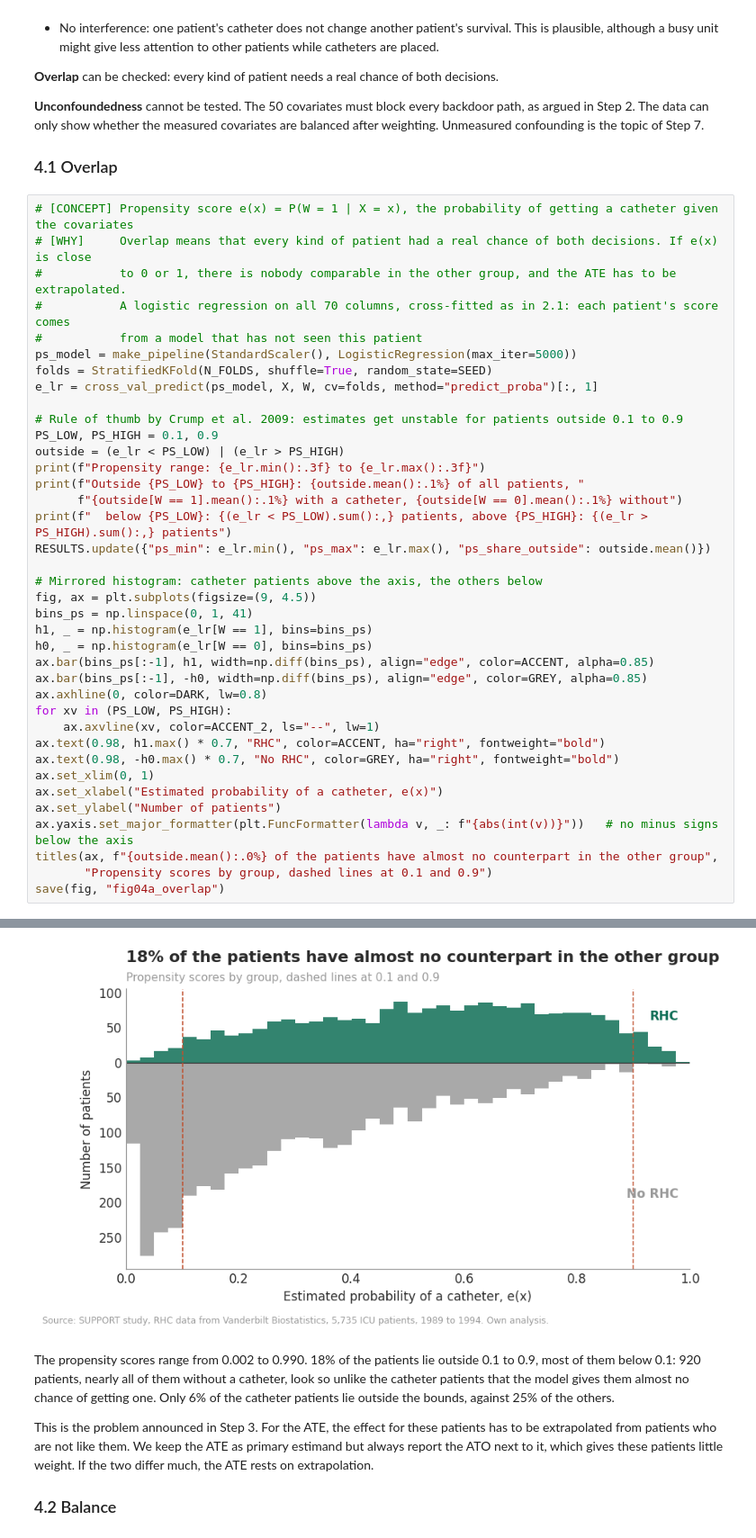
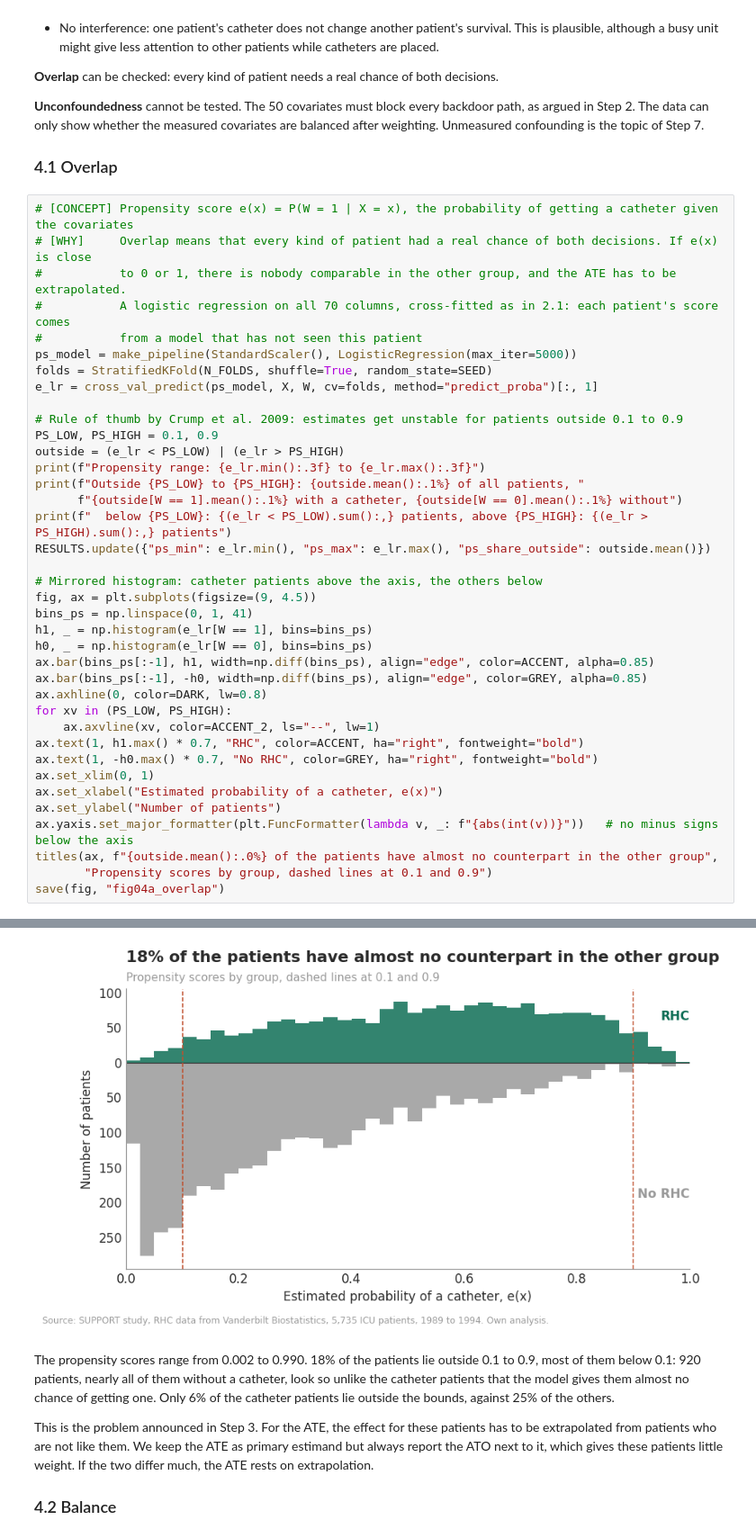
Before and after one commit to JananthanU/causal-inference-heart-catheter-mortality, a Jupyter notebook: notebooks/rhc_causal_ml_pipeline.ipynb, the cells around one changed output, grey strips where cells are left out. Shown at 90% size. Saved outputs shown, nothing was run; the diff lists cells and outputs as text.

```diff
--- a/notebooks/rhc_causal_ml_pipeline.ipynb
+++ b/notebooks/rhc_causal_ml_pipeline.ipynb
@@ -847,36 +847,36 @@ e_lr = cross_val_predict(ps_model, X, W, cv=folds, method="predict_proba")[:, 1]
 # Rule of thumb by Crump et al. 2009: estimates get unstable for patients outside 0.1 to 0.9
 PS_LOW, PS_HIGH = 0.1, 0.9
 outside = (e_lr < PS_LOW) | (e_lr > PS_HIGH)
 print(f"Propensity range: {e_lr.min():.3f} to {e_lr.max():.3f}")
 print(f"Outside {PS_LOW} to {PS_HIGH}: {outside.mean():.1%} of all patients, "
       f"{outside[W == 1].mean():.1%} with a catheter, {outside[W == 0].mean():.1%} without")
 print(f"  below {PS_LOW}: {(e_lr < PS_LOW).sum():,} patients, above {PS_HIGH}: {(e_lr > PS_HIGH).sum():,} patients")
 RESULTS.update({"ps_min": e_lr.min(), "ps_max": e_lr.max(), "ps_share_outside": outside.mean()})
 
 # Mirrored histogram: catheter patients above the axis, the others below
 fig, ax = plt.subplots(figsize=(9, 4.5))
 bins_ps = np.linspace(0, 1, 41)
 h1, _ = np.histogram(e_lr[W == 1], bins=bins_ps)
 h0, _ = np.histogram(e_lr[W == 0], bins=bins_ps)
 ax.bar(bins_ps[:-1], h1, width=np.diff(bins_ps), align="edge", color=ACCENT, alpha=0.85)
 ax.bar(bins_ps[:-1], -h0, width=np.diff(bins_ps), align="edge", color=GREY, alpha=0.85)
 ax.axhline(0, color=DARK, lw=0.8)
 for xv in (PS_LOW, PS_HIGH):
     ax.axvline(xv, color=ACCENT_2, ls="--", lw=1)
-ax.text(0.98, h1.max() * 0.7, "RHC", color=ACCENT, ha="right", fontweight="bold")
-ax.text(0.98, -h0.max() * 0.7, "No RHC", color=GREY, ha="right", fontweight="bold")
+ax.text(1, h1.max() * 0.7, "RHC", color=ACCENT, ha="right", fontweight="bold")
+ax.text(1, -h0.max() * 0.7, "No RHC", color=GREY, ha="right", fontweight="bold")
 ax.set_xlim(0, 1)
 ax.set_xlabel("Estimated probability of a catheter, e(x)")
 ax.set_ylabel("Number of patients")
 ax.yaxis.set_major_formatter(plt.FuncFormatter(lambda v, _: f"{abs(int(v))}"))   # no minus signs below the axis
 titles(ax, f"{outside.mean():.0%} of the patients have almost no counterpart in the other group",
        "Propensity scores by group, dashed lines at 0.1 and 0.9")
 save(fig, "fig04a_overlap")
 # %% [output]
 Propensity range: 0.002 to 0.990
 Outside 0.1 to 0.9: 17.7% of all patients, 6.0% with a catheter, 24.9% without
   below 0.1: 920 patients, above 0.9: 94 patients
-[figure, old version]
+[figure, new version]
 # %% [markdown]
 The propensity scores range from 0.002 to 0.990. 18% of the patients lie outside 0.1 to 0.9, most of them below 0.1: 920 patients, nearly all of them without a catheter, look so unlike the catheter patients that the model gives them almost no chance of getting one. Only 6% of the catheter patients lie outside the bounds, against 25% of the others.
 
```
Also changed, not shown: parts of 8 cells of this notebook, 7 other files.
